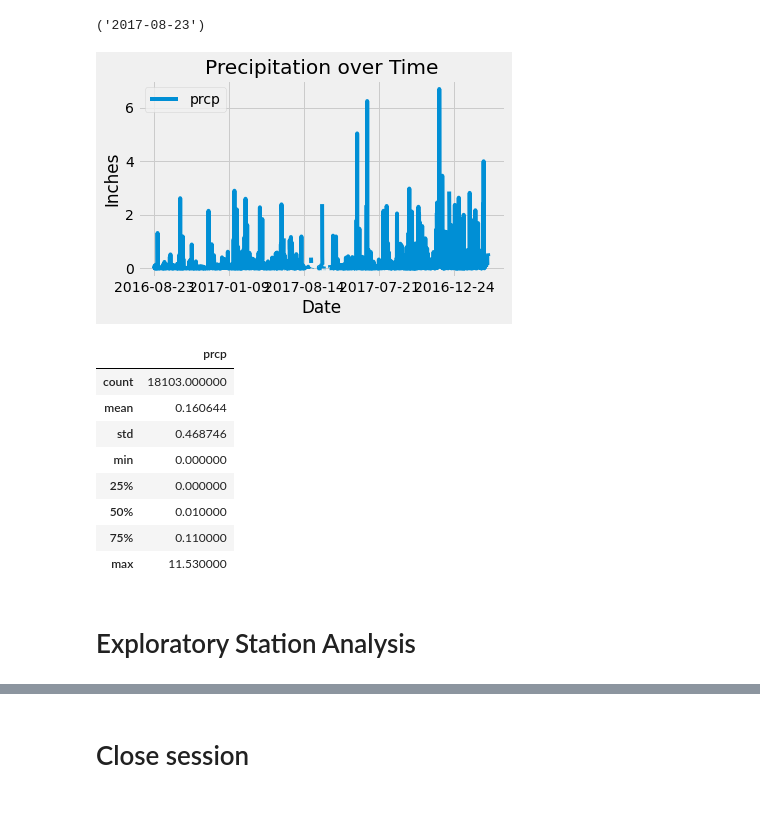
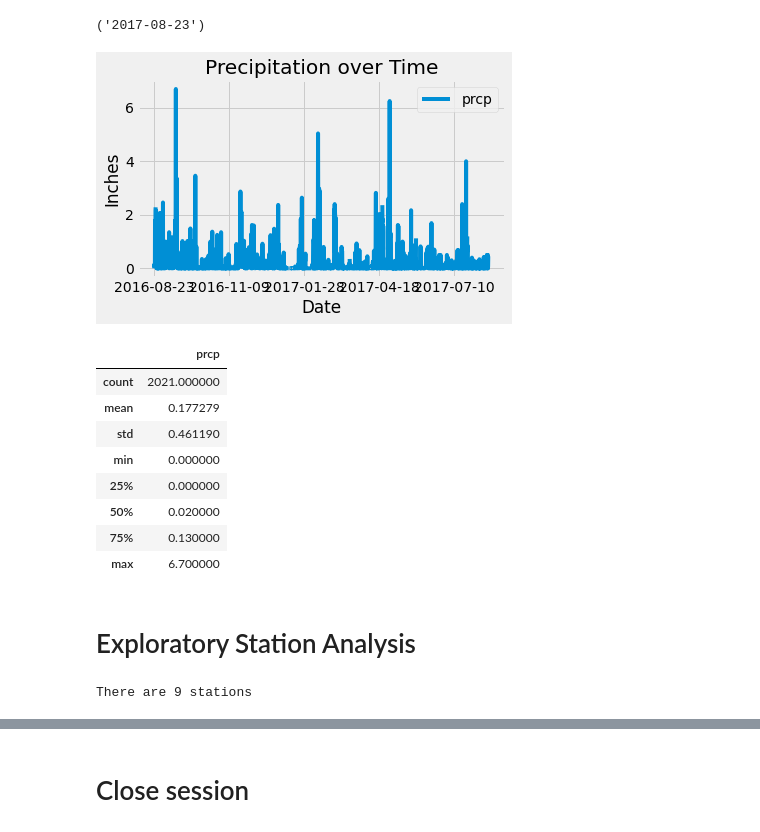
Before and after one commit to NMC1214/sqlalchemy-challenge, a Jupyter notebook: climate_starter.ipynb, the cells around one changed output, grey strips where cells are left out. Saved outputs shown, nothing was run; the diff lists cells and outputs as text; code cells hidden in the pictures.

Commit message:
commit -m "start station analysis"

```diff
--- a/climate_starter.ipynb
+++ b/climate_starter.ipynb
@@ -51,42 +52,47 @@ Recent_Date
 # %%
 # Design a query to retrieve the last 12 months of precipitation data and plot the results.
 # Starting from the most recent data point in the database.
 
 # Calculate the date one year from the last date in data set.
 # Perform a query to retrieve the date and precipitation scores
 Prcp_data = session.query(Measurement.date,Measurement.prcp).filter(Measurement.date <= '2017-08-23').\
-        filter(Measurement.date >= '2016-08-23')
+        filter(Measurement.date >= '2016-08-23').\
+        order_by(Measurement.date)
 
 # Save the query results as a Pandas DataFrame and set the index to the date column
 Prcp_data_df = pd.DataFrame(Prcp_data[:], columns=['date', 'prcp'])
 Prcp_data_df.set_index('date', inplace=True, )
 Prcp_data_df.head()
 
 # Use Pandas Plotting with Matplotlib to plot the data
 Prcp_data_df.plot(title="Precipitation over Time")
 plt.xlabel('Date')
 plt.ylabel('Inches')
 plt.tight_layout()
 plt.show()
 # %% [output]
-[figure, old version]
+[figure, new version]
 # %%
 # Use Pandas to calcualte the summary statistics for the precipitation data
 Summary = Prcp_data_df.describe()
 Summary
 # %% [output]
 |  | prcp |
-| count | 18103.000000 |
-| mean | 0.160644 |
-| std | 0.468746 |
+| count | 2021.000000 |
+| mean | 0.177279 |
+| std | 0.461190 |
 | min | 0.000000 |
 | 25% | 0.000000 |
-| 50% | 0.010000 |
-| 75% | 0.110000 |
-| max | 11.530000 |
+| 50% | 0.020000 |
+| 75% | 0.130000 |
+| max | 6.700000 |
 # %% [markdown]
 # Exploratory Station Analysis
 # %%
 # Design a query to calculate the total number stations in the dataset
+Stations = session.query(Station.station).distinct(Station.station).count()
+print(f'There are {Stations} stations')
+# %% [output]
+There are 9 stations
 # %%
 # Design a query to find the most active stations (i.e. what stations have the most rows?)
```
Also changed, not shown: parts of 3 cells of this notebook.
